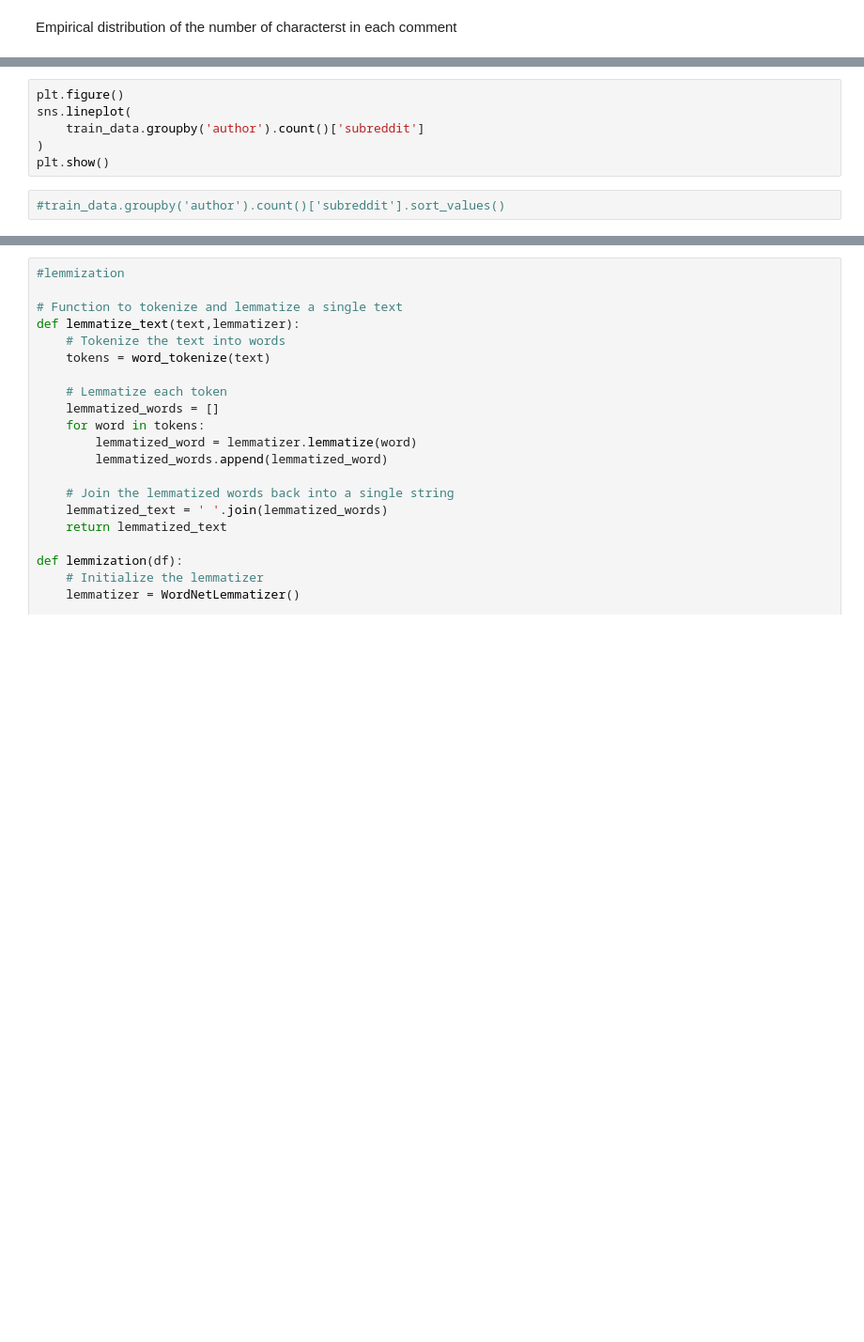
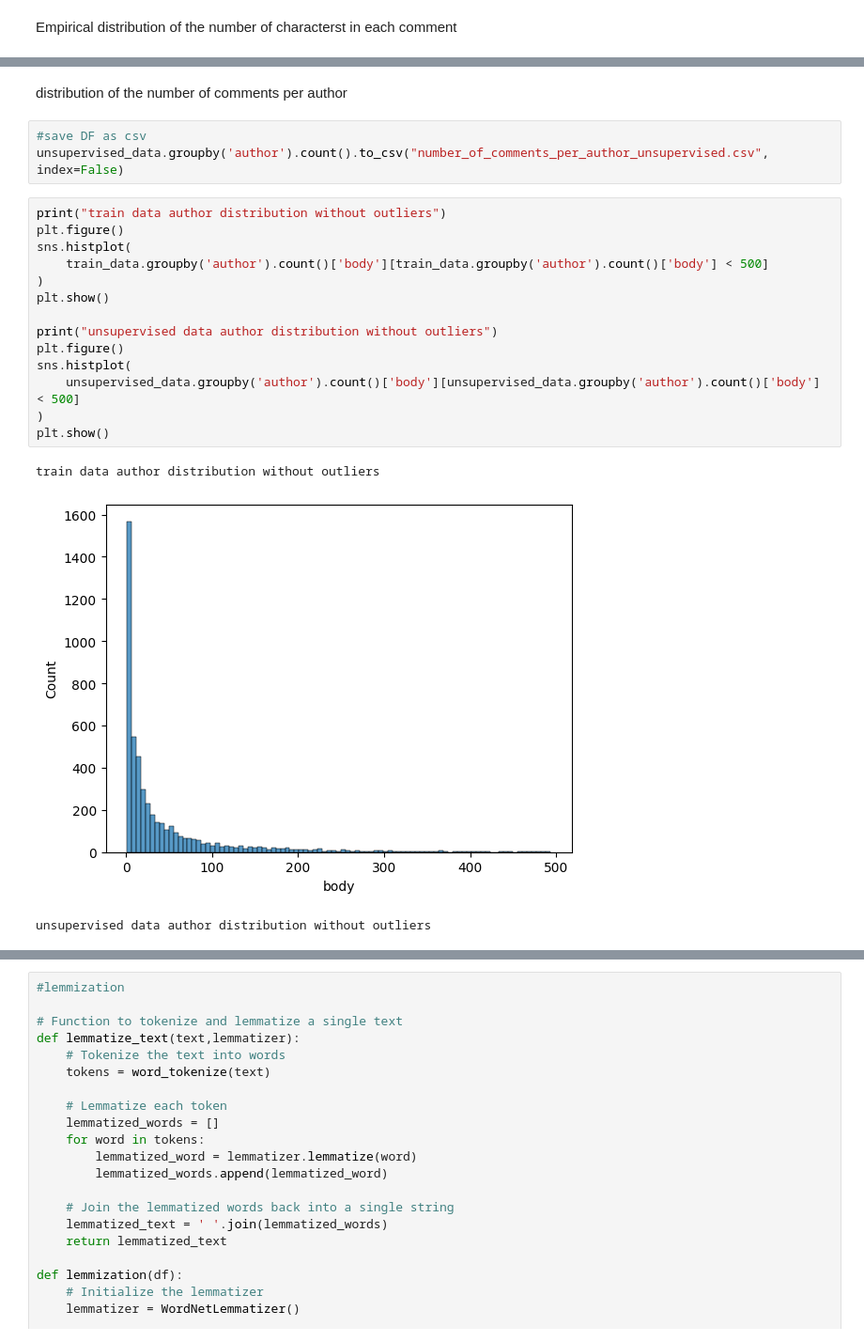
Before and after one commit to PettinatoGiacomo/ML4N-reddit, a Jupyter notebook: pre-processing.ipynb, the cells around one changed output, grey strips where cells are left out. Shown at 94% size. Saved outputs shown, nothing was run; the diff lists cells and outputs as text; blank space fills up the shorter version.

```diff
--- a/pre-processing.ipynb
+++ b/pre-processing.ipynb
@@ -80,8 +126,23 @@ plt.show()
-# %%
-plt.figure()
-sns.lineplot(
-    train_data.groupby('author').count()['subreddit']
-)
-plt.show()
-# %%
-#train_data.groupby('author').count()['subreddit'].sort_values()
+# %% [markdown]
+distribution of the number of comments per author
+# %%
+#save DF as csv
+unsupervised_data.groupby('author').count().to_csv("number_of_comments_per_author_unsupervised.csv", index=False)
+# %%
+print("train data author distribution without outliers")
+plt.figure()
+sns.histplot(
+    train_data.groupby('author').count()['body'][train_data.groupby('author').count()['body'] < 500]
+)
+plt.show()
+
+print("unsupervised data author distribution without outliers")
+plt.figure()
+sns.histplot(
+    unsupervised_data.groupby('author').count()['body'][unsupervised_data.groupby('author').count()['body'] < 500]
+)
+plt.show()
+# %% [output]
+train data author distribution without outliers
+[figure, added]
+unsupervised data author distribution without outliers
```
Also changed, not shown: parts of 16 cells of this notebook, 12 other files.
